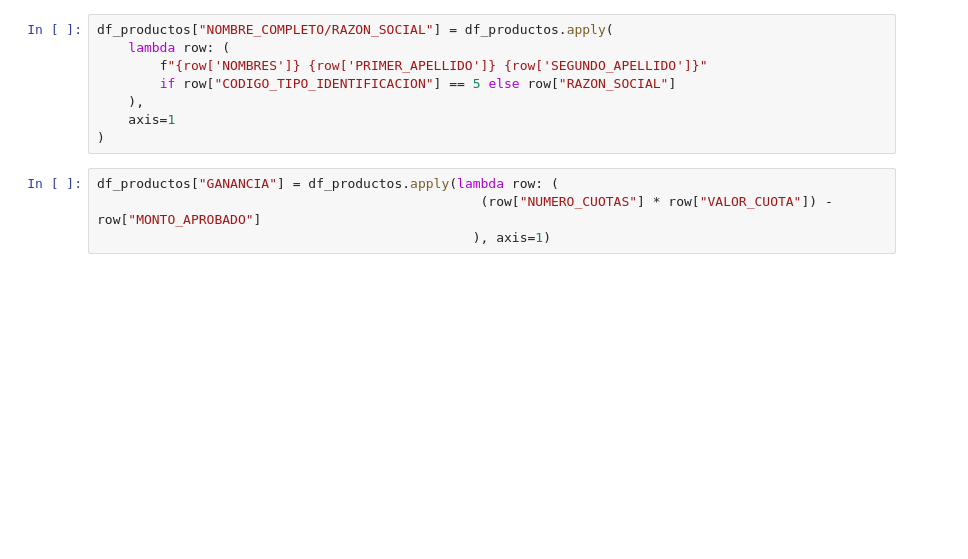
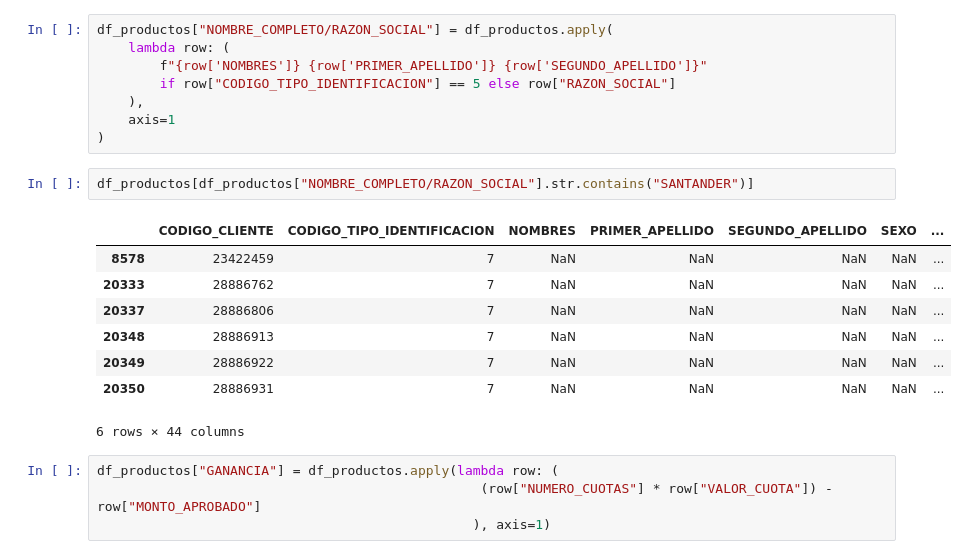
Before and after one commit to Ale1726/clientes_eda, a Jupyter notebook: productos_sirac.ipynb, the cells around one changed output. Drawn from its saved outputs; the diff is of its cells as text; blank space fills up the shorter version.

```diff
--- a/productos_sirac.ipynb
+++ b/productos_sirac.ipynb
@@ -292,6 +298,17 @@ df_productos["NOMBRE_COMPLETO/RAZON_SOCIAL"] = df_productos.apply(
     ),
     axis=1
 )
+# %%
+df_productos[df_productos["NOMBRE_COMPLETO/RAZON_SOCIAL"].str.contains("SANTANDER")]
+# %% [output]
+|  | CODIGO_CLIENTE | CODIGO_TIPO_IDENTIFICACION | NOMBRES | PRIMER_APELLIDO | SEGUNDO_APELLIDO | SEXO | ... |
+| 8578 | 23422459 | 7 | NaN | NaN | NaN | NaN | ... |
+| 20333 | 28886762 | 7 | NaN | NaN | NaN | NaN | ... |
+| 20337 | 28886806 | 7 | NaN | NaN | NaN | NaN | ... |
+| 20348 | 28886913 | 7 | NaN | NaN | NaN | NaN | ... |
+| 20349 | 28886922 | 7 | NaN | NaN | NaN | NaN | ... |
+| 20350 | 28886931 | 7 | NaN | NaN | NaN | NaN | ... |
+6 rows × 44 columns
 # %%
 df_productos["GANANCIA"] = df_productos.apply(lambda row: (
                                                  (row["NUMERO_CUOTAS"] * row["VALOR_CUOTA"]) - row["MONTO_APROBADO"]
```
Also changed, not shown: parts of 18 cells of this notebook, 12 other files.
